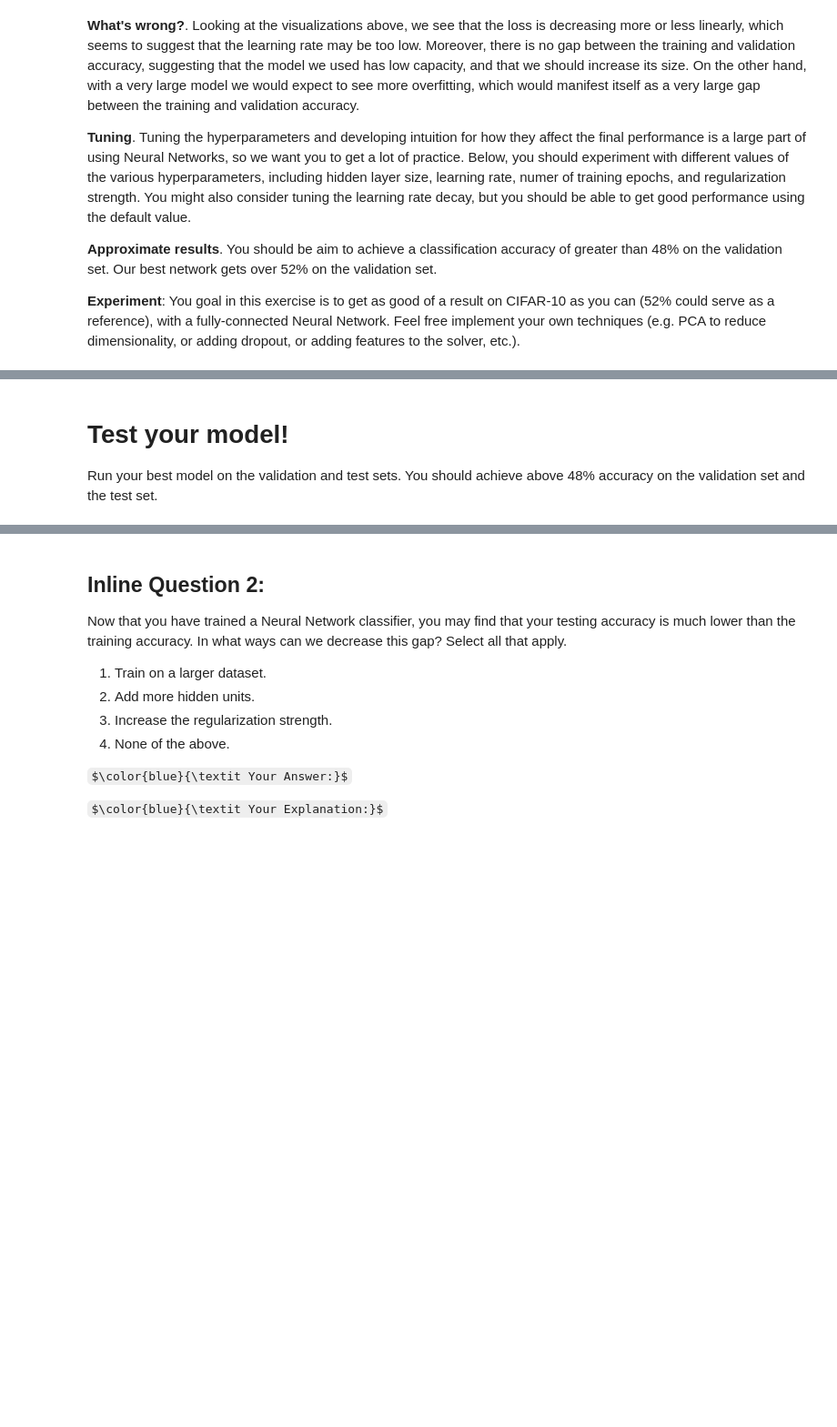
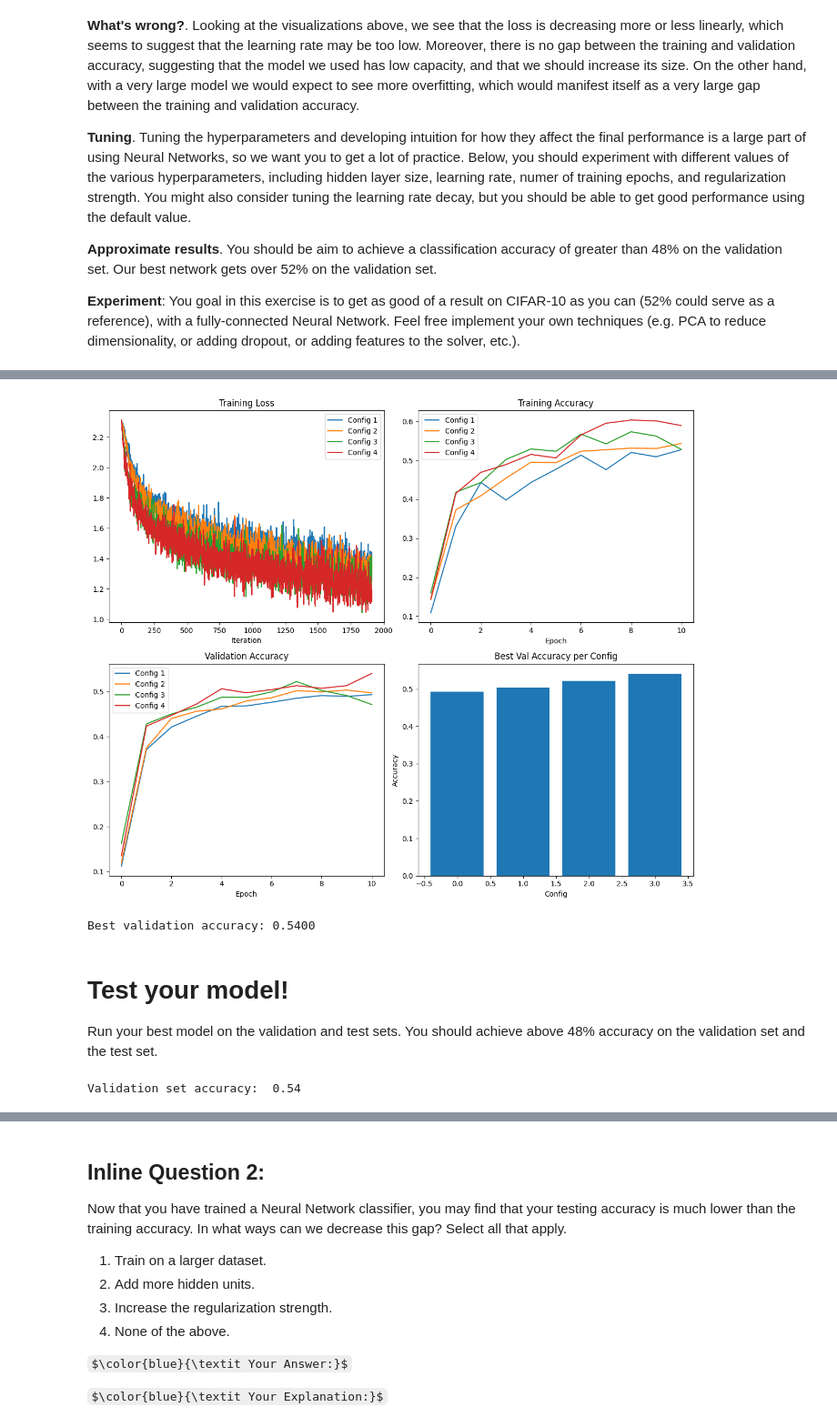
Before and after one commit to gaeunby1102/cs231n_study, a Jupyter notebook: two_layer_net.ipynb, the cells around one changed output, grey strips where cells are left out. Shown at 91% size. Drawn from its saved outputs; the diff is of its cells as text; code cells hidden in the pictures; some formulas as TeX source; blank space fills up the shorter version.

```diff
--- a/two_layer_net.ipynb
+++ b/two_layer_net.ipynb
@@ -326,7 +324,7 @@ solver = None
 ##############################################################################
 solver = Solver(model, data,
                 update_rule='sgd',
-                optim_config={'learning_rate': 1e-2},
+                optim_config={'learning_rate': 5e-4},
                 lr_decay=0.95,
                 num_epochs=10,
                 batch_size=100,
@@ -424,6 +422,76 @@ best_model = None
 # automatically like we did on thexs previous exercises.                          #
 #################################################################################
 
+import matplotlib.pyplot as plt
+
+best_model = None
+best_val_acc = 0
+all_solvers = []
+
+# grid search
+configs = [
+    {'lr': 5e-4, 'hs': 50, 'reg': 0.0},
+    {'lr': 5e-4, 'hs': 100, 'reg': 0.01},
+    {'lr': 1e-3, 'hs': 100, 'reg': 0.01},
+    {'lr': 1e-3, 'hs': 200, 'reg': 0.05},
+]
+
+for i, config in enumerate(configs):
+    print(f"\n[Config {i+1}/{len(configs)}]")
+    print(f"lr={config['lr']}, hidden={config['hs']}, reg={config['reg']}")
+
+    model = TwoLayerNet(input_size, config['hs'], num_classes,
+                        weight_scale=1e-3, reg=config['reg'])
+
+    solver = Solver(model, data,
+                    optim_config={'learning_rate': config['lr']},
+                    num_epochs=10,
+                    batch_size=256,
+                    verbose=False)
+
+    solver.train()
+    all_solvers.append(solver)
+
+    print(f"Val accuracy: {solver.best_val_acc:.4f}")
+
+    if solver.best_val_acc > best_val_acc:
+        best_val_acc = solver.best_val_acc
+        best_model = model
+
+fig, axes = plt.subplots(2, 2, figsize=(12, 10))
+
+for i, solver in enumerate(all_solvers):
+    # Loss
+    axes[0, 0].plot(solver.loss_history, label=f'Config {i+1}')
+    # Train accuracy
+    axes[0, 1].plot(solver.train_acc_history, label=f'Config {i+1}')
+    # Val accuracy
+    axes[1, 0].plot(solver.val_acc_history, label=f'Config {i+1}')
+
+axes[0, 0].set_title('Training Loss')
+axes[0, 0].set_xlabel('Iteration')
+axes[0, 0].legend()
+
+axes[0, 1].set_title('Training Accuracy')
+axes[0, 1].set_xlabel('Epoch')
+axes[0, 1].legend()
+
+axes[1, 0].set_title('Validation Accuracy')
+axes[1, 0].set_xlabel('Epoch')
+axes[1, 0].legend()
+
+axes[1, 1].bar(range(len(all_solvers)),
+               [s.best_val_acc for s in all_solvers])
+axes[1, 1].set_title('Best Val Accuracy per Config')
+axes[1, 1].set_xlabel('Config')
+axes[1, 1].set_ylabel('Accuracy')
+
+plt.tight_layout()
+plt.show()
+
+print(f"\nBest validation accuracy: {best_val_acc:.4f}")
+
 ################################################################################
 #                              END OF YOUR CODE                                #
 ################################################################################
+# %% [output]
@@ -430,9 +513,13 @@ best_model = None
+[figure, added]
+Best validation accuracy: 0.5400
 # %% [markdown]
 # Test your model!
 Run your best model on the validation and test sets. You should achieve above 48% accuracy on the validation set and the test set.
 # %%
 y_val_pred = np.argmax(best_model.loss(data['X_val']), axis=1)
 print('Validation set accuracy: ', (y_val_pred == data['y_val']).mean())
+# %% [output]
+Validation set accuracy:  0.54
 # %%
 y_test_pred = np.argmax(best_model.loss(data['X_test']), axis=1)
 print('Test set accuracy: ', (y_test_pred == data['y_test']).mean())
```
Also changed, not shown: parts of 8 cells of this notebook, 1 other file.
